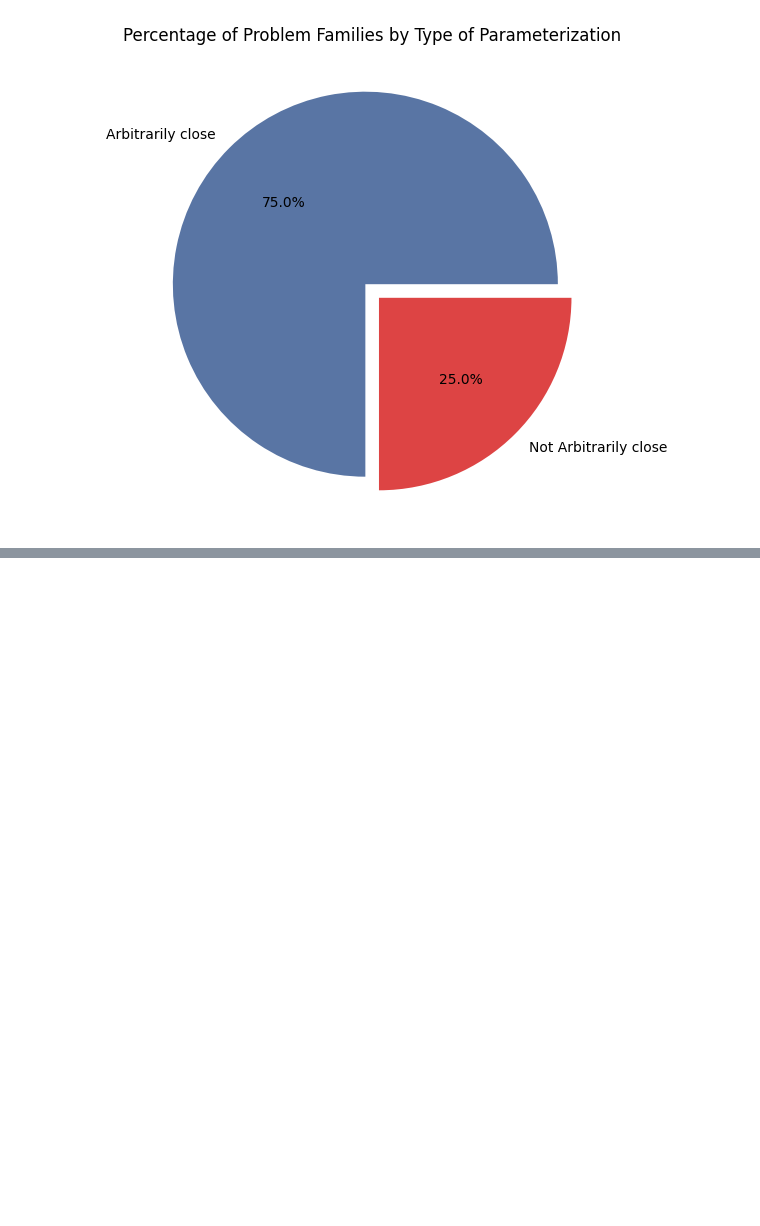
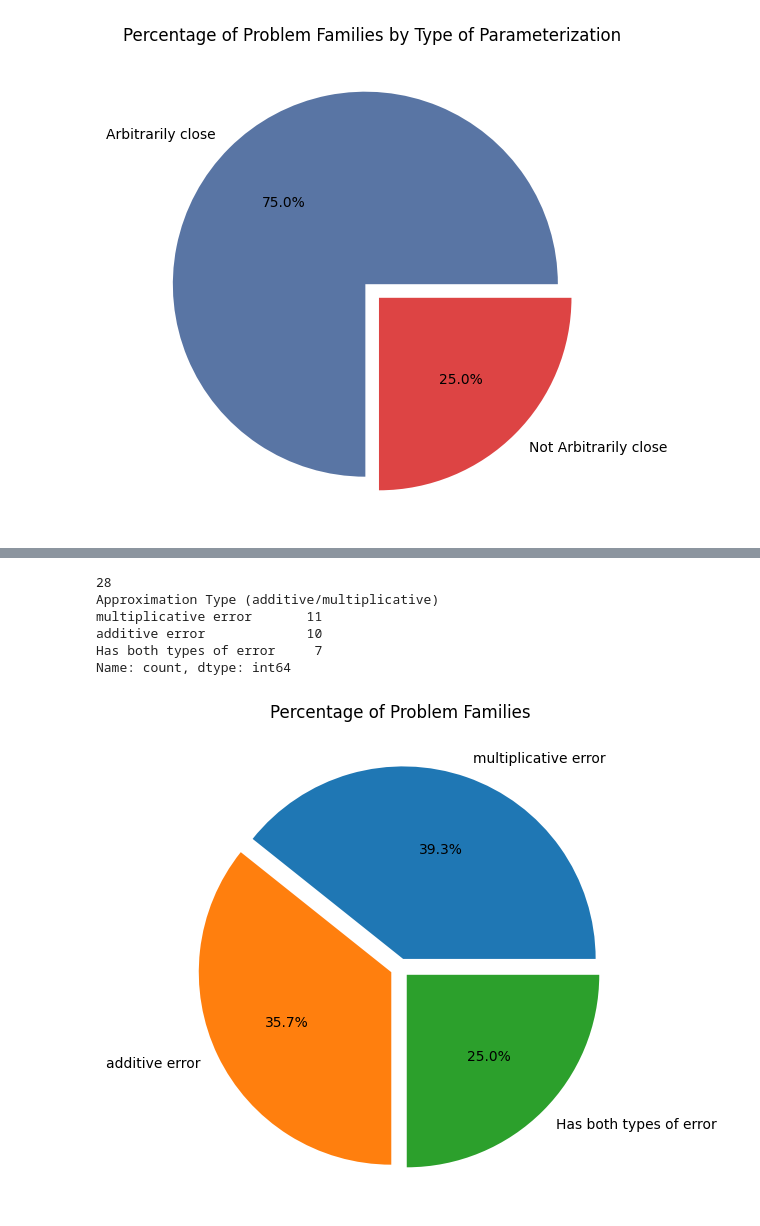
Before and after one commit to andrewlucasgs/approximation-algorithms, a Jupyter notebook: family_type_of_ptas copy.ipynb, the cells around one changed output, grey strips where cells are left out. Drawn from its saved outputs; the diff is of its cells as text; code cells hidden in the pictures; blank space fills up the shorter version.

```diff
--- a/family_type_of_ptas copy.ipynb
+++ b/family_type_of_ptas copy.ipynb
@@ -380,7 +380,7 @@ def get_type_of_ptas(x):
     elif 'EPTAS' in x.values or 'EPRAS' in x.values:
         return 'EPTAS'
     else:
-        return 'other PTAS'
+        return 'PTAS'
 
 print(data['Original Type of PTAS (if PTAS)'].value_counts())
 print(data['Type of PTAS (if PTAS)'].value_counts())
@@ -470,0 +471,67 @@ Name: count, dtype: int64
+# %%
+# New Graph
+
+data = approximation_algorithms.copy()
+
+
+
+def get_type_of_ptas(x):
+    if ('multiplicative' in x.values and 'additive' in x.values) or 'multiplicative-additive' in x.values:
+        return 'Has both types of error'
+    elif 'additive' in x.values:
+        return 'additive error'
+    elif 'multiplicative' in x.values:
+        return 'multiplicative error'
+    else:
+        return 'No approximation'
+data['Approximation Type (additive/multiplicative)'] = data.groupby('Family Name')['Approximation Type (additive/multiplicative)'].transform(get_type_of_ptas)
+
+data = data.drop_duplicates(subset=['Family Name', 'Approximation Type (additive/multiplicative)'])
+data = data[data['Approximation Type (additive/multiplicative)'] != 'No approximation']
+print(len(data))
+data = data['Approximation Type (additive/multiplicative)'].value_counts()
+data = data.sort_values(ascending=False)
+print(data)
+
+fig, ax = plt.subplots(figsize=(10, 6))
+
+
+
+
+# pie chart with first 2 slices exploded together
+explode = (0.1, 0, 0)
+
+wedges, texts, percs = ax.pie(
+    data,
+    autopct='%1.1f%%',
+    labels=[l for l in data.index],
+    startangle=0
+)
+
+# margin top
+ax.margins(0.1)
+
+groups = [[0], [1], [2]]
+
+radfraction = 0.05
+for group in groups:
+    ang = np.deg2rad((wedges[group[-1]].theta2 + wedges[group[0]].theta1) / 2)
+    for j in group:
+        center = radfraction * wedges[j].r * np.array([np.cos(ang), np.sin(ang)])
+        wedges[j].set_center(center)
+        texts[j].set_position(np.array(texts[j].get_position()) + center)
+        percs[j].set_position(np.array(percs[j].get_position()) + center)
+ax.autoscale(True)
+
+
+plt.text(0, 1.3, 'Percentage of Problem Families', color='black', fontsize=12, ha='center')
+
+plt.show()
+# %% [output]
+28
+Approximation Type (additive/multiplicative)
+multiplicative error       11
+additive error             10
+Has both types of error     7
+Name: count, dtype: int64
+[figure, added]
```
Also changed, not shown: parts of 3 cells of this notebook, 7 other files.
